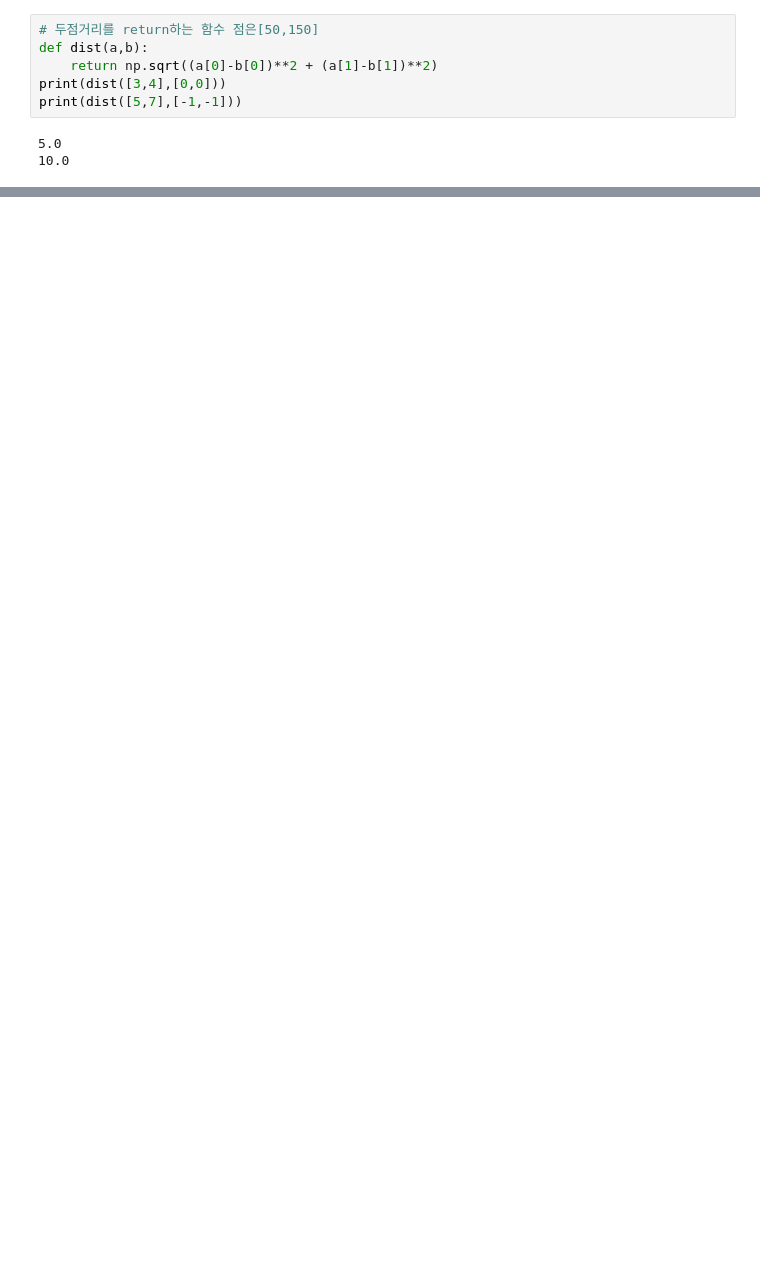
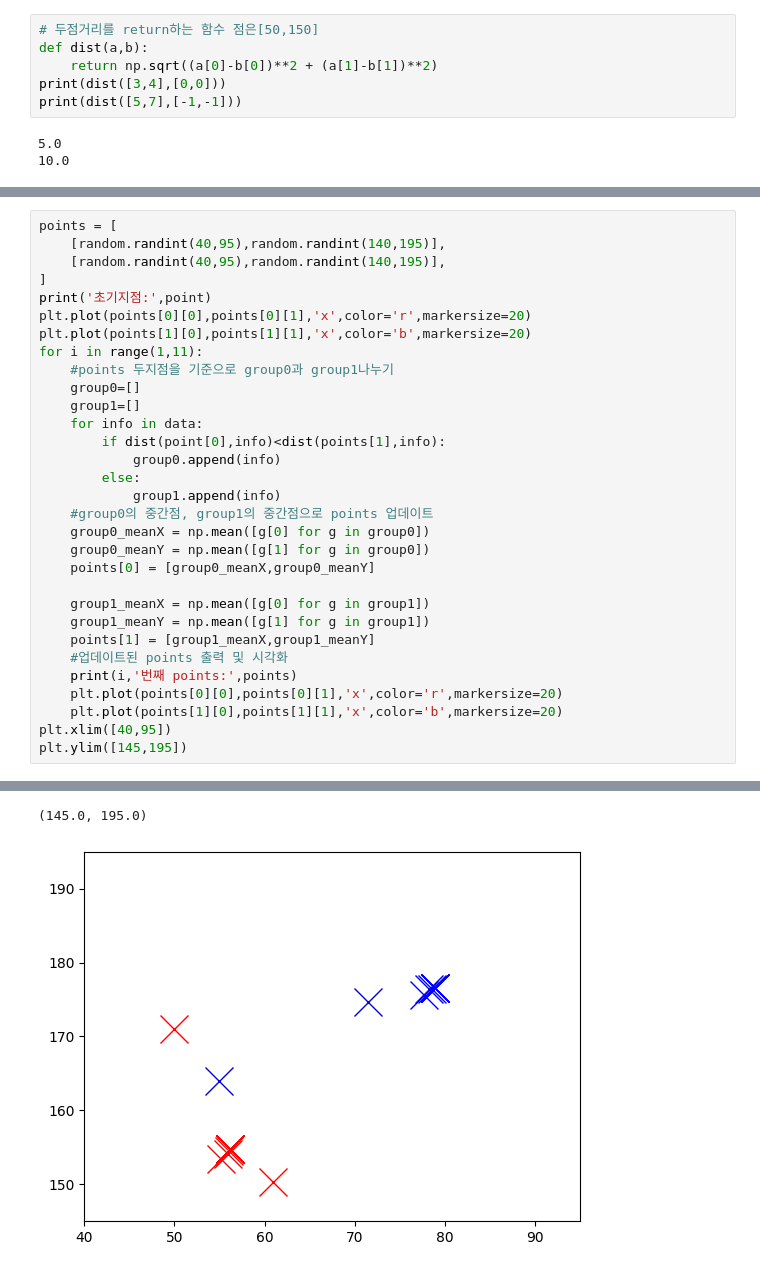
Before and after one commit to zardness/Sang, a Jupyter notebook: source/05_DeepLearning/03_비지도학습_군집분석.ipynb, the cells around one changed output, grey strips where cells are left out. Drawn from its saved outputs; the diff is of its cells as text; blank space fills up the shorter version.

```diff
--- a/source/05_DeepLearning/03_비지도학습_군집분석.ipynb
+++ b/source/05_DeepLearning/03_비지도학습_군집분석.ipynb
@@ -123,0 +130,32 @@ plt.show()
+# %%
+points = [
+    [random.randint(40,95),random.randint(140,195)],
+    [random.randint(40,95),random.randint(140,195)],
+]
+print('초기지점:',point)
+plt.plot(points[0][0],points[0][1],'x',color='r',markersize=20)
+plt.plot(points[1][0],points[1][1],'x',color='b',markersize=20)
+for i in range(1,11):
+    #points 두지점을 기준으로 group0과 group1나누기
+    group0=[]
+    group1=[]
+    for info in data:
+        if dist(point[0],info)<dist(points[1],info):
+            group0.append(info)
+        else:
+            group1.append(info)
+    #group0의 중간점, group1의 중간점으로 points 업데이트
+    group0_meanX = np.mean([g[0] for g in group0])
+    group0_meanY = np.mean([g[1] for g in group0])
+    points[0] = [group0_meanX,group0_meanY]
+
+    group1_meanX = np.mean([g[0] for g in group1])
+    group1_meanY = np.mean([g[1] for g in group1])
+    points[1] = [group1_meanX,group1_meanY]
+    #업데이트된 points 출력 및 시각화
+    print(i,'번째 points:',points)
+    plt.plot(points[0][0],points[0][1],'x',color='r',markersize=20)
+    plt.plot(points[1][0],points[1][1],'x',color='b',markersize=20)
+plt.xlim([40,95])
+plt.ylim([145,195])
+# %% [output]
@@ -123,0 +173,2 @@ plt.show()
+(145.0, 195.0)
+[figure, added]
```
Also changed, not shown: parts of 19 cells of this notebook, 4 other files.
